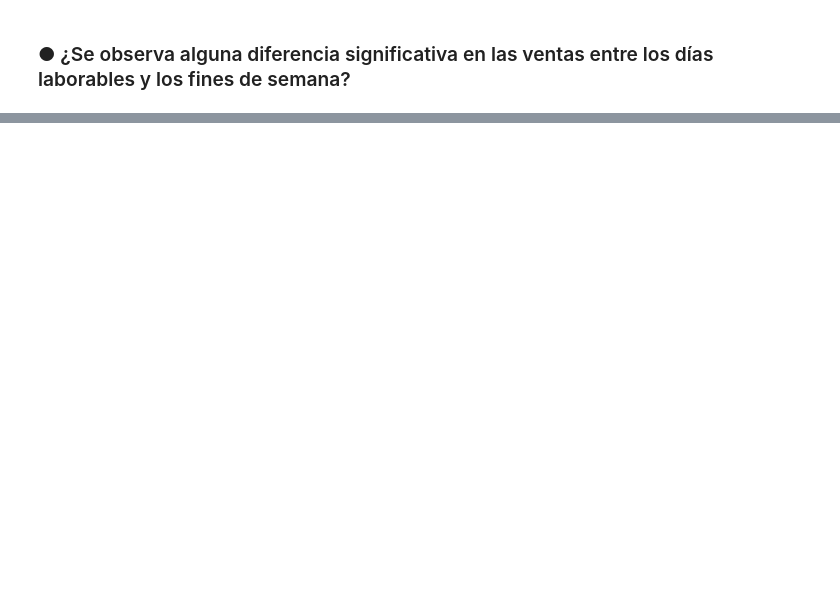
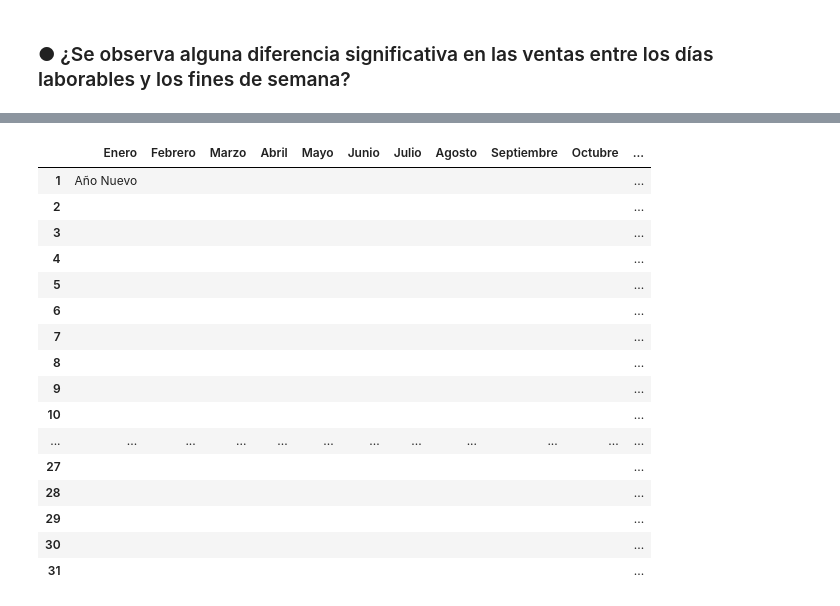
Before and after one commit to ilDiegoCC/PHY_BIGDATA_lab1, a Jupyter notebook: Laboratorio_01.ipynb, the cells around one changed output, grey strips where cells are left out. Saved outputs shown, nothing was run; the diff lists cells and outputs as text; code cells hidden in the pictures; blank space fills up the shorter version.

```diff
--- a/Laboratorio_01.ipynb
+++ b/Laboratorio_01.ipynb
@@ -1657,0 +2070,22 @@ A lo largo de los días, las venta varían dentro de su promedio mensual
+# %%
+df_matriz_dias_eventos = pd.DataFrame(index=dias, columns=meses, data='')
+df_matriz_dias_eventos.at[1,'Enero'] = 'Año Nuevo'
+df_matriz_dias_eventos
+# %% [output]
+|  | Enero | Febrero | Marzo | Abril | Mayo | Junio | Julio | Agosto | Septiembre | Octubre | ... |
+| 1 | Año Nuevo |  |  |  |  |  |  |  |  |  | ... |
+| 2 |  |  |  |  |  |  |  |  |  |  | ... |
+| 3 |  |  |  |  |  |  |  |  |  |  | ... |
+| 4 |  |  |  |  |  |  |  |  |  |  | ... |
+| 5 |  |  |  |  |  |  |  |  |  |  | ... |
+| 6 |  |  |  |  |  |  |  |  |  |  | ... |
+| 7 |  |  |  |  |  |  |  |  |  |  | ... |
+| 8 |  |  |  |  |  |  |  |  |  |  | ... |
+| 9 |  |  |  |  |  |  |  |  |  |  | ... |
+| 10 |  |  |  |  |  |  |  |  |  |  | ... |
+| ... | ... | ... | ... | ... | ... | ... | ... | ... | ... | ... | ... |
+| 27 |  |  |  |  |  |  |  |  |  |  | ... |
+| 28 |  |  |  |  |  |  |  |  |  |  | ... |
+| 29 |  |  |  |  |  |  |  |  |  |  | ... |
+| 30 |  |  |  |  |  |  |  |  |  |  | ... |
+| 31 |  |  |  |  |  |  |  |  |  |  | ... |
```
Also changed, not shown: parts of 48 cells of this notebook, 16 other files.
